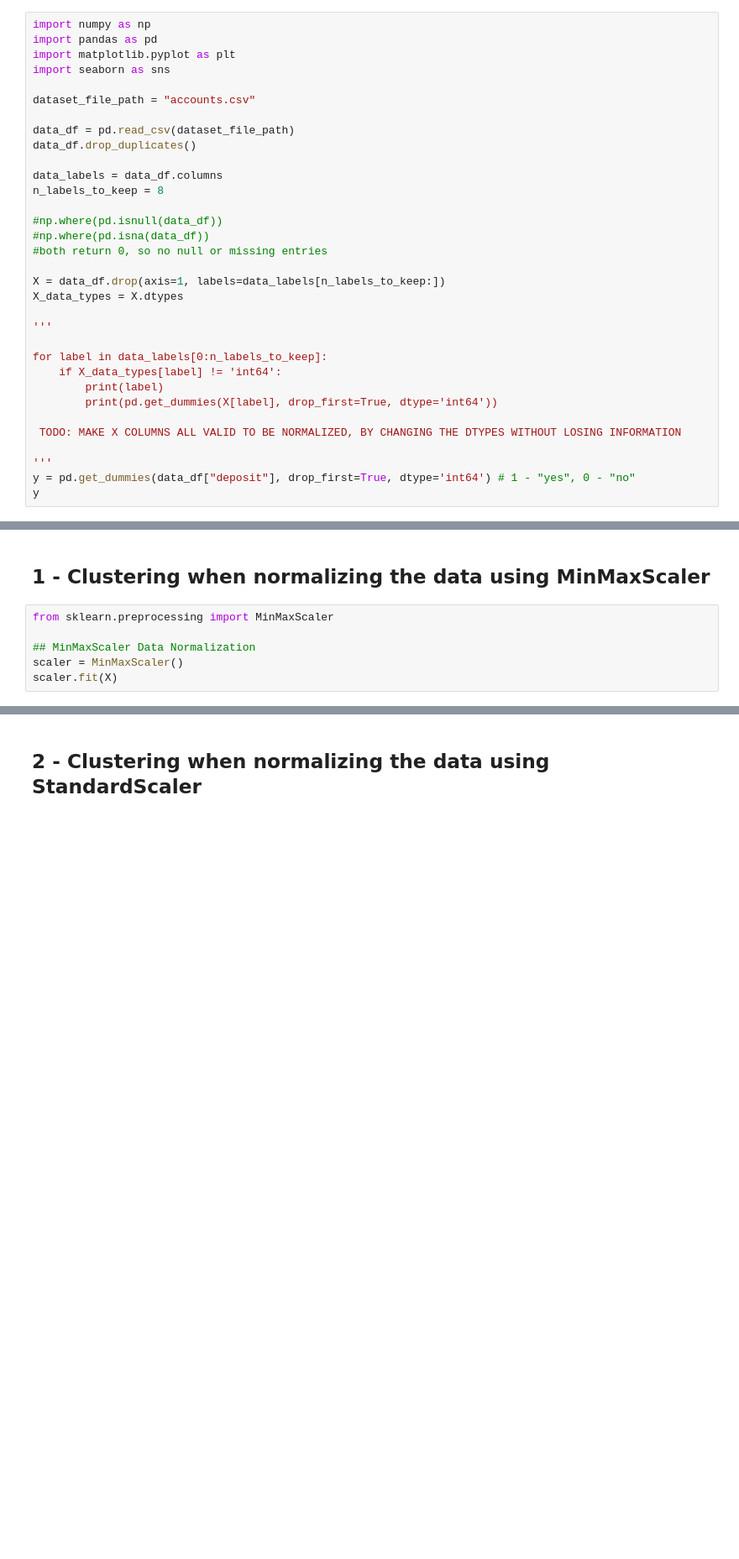
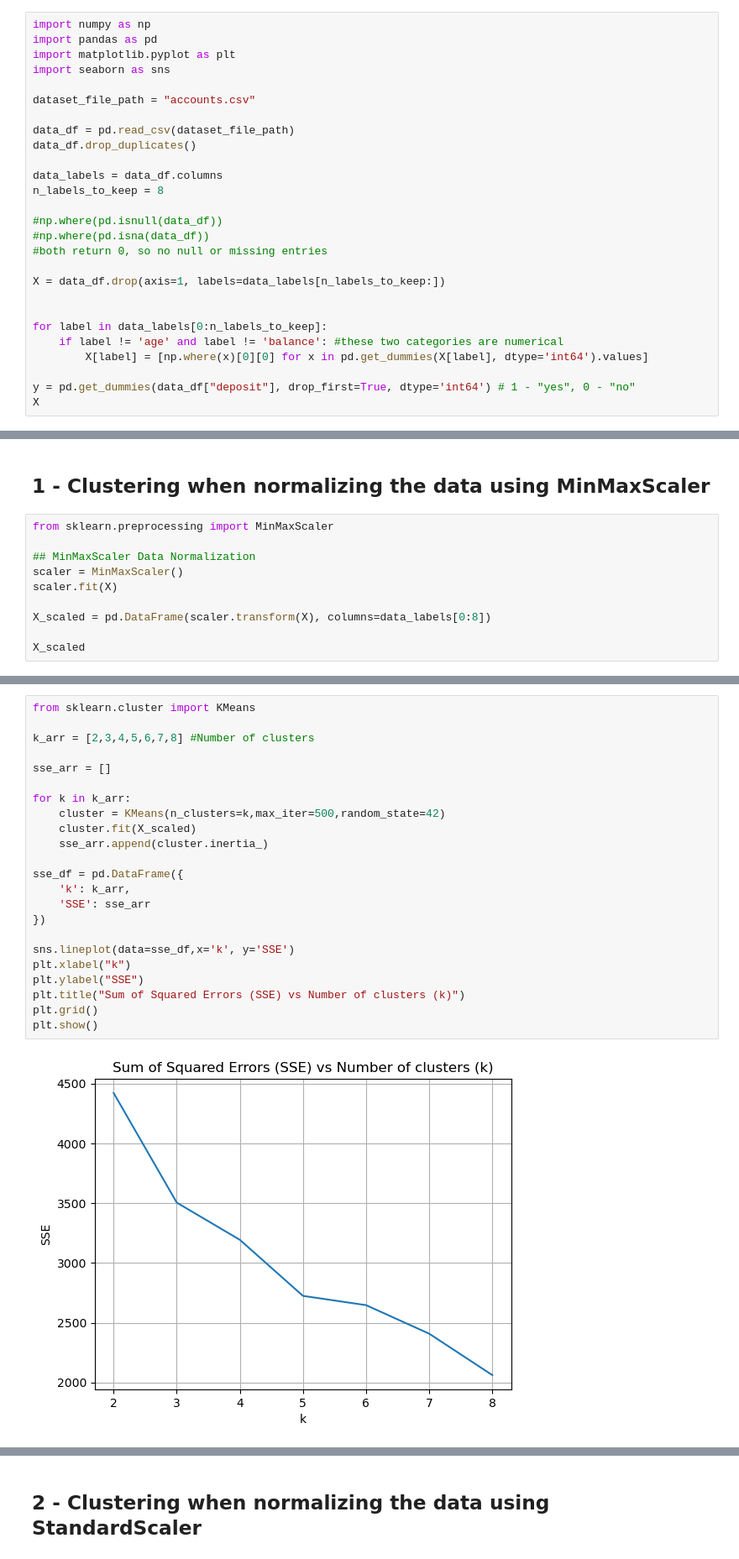
Before and after one commit to jppf22/HW4_Machine_Learning, a Jupyter notebook: code.ipynb, the cells around one changed output, grey strips where cells are left out. Shown at 84% size. Saved outputs shown, nothing was run; the diff lists cells and outputs as text; blank space fills up the shorter version.

```diff
--- a/code.ipynb
+++ b/code.ipynb
@@ -23,18 +23,12 @@ n_labels_to_keep = 8
 #both return 0, so no null or missing entries
 
 X = data_df.drop(axis=1, labels=data_labels[n_labels_to_keep:])
-X_data_types = X.dtypes
 
-'''
 
 for label in data_labels[0:n_labels_to_keep]:
-    if X_data_types[label] != 'int64':
-        print(label)
-        print(pd.get_dummies(X[label], drop_first=True, dtype='int64'))
+    if label != 'age' and label != 'balance': #these two categories are numerical
+        X[label] = [np.where(x)[0][0] for x in pd.get_dummies(X[label], dtype='int64').values]
 
- TODO: MAKE X COLUMNS ALL VALID TO BE NORMALIZED, BY CHANGING THE DTYPES WITHOUT LOSING INFORMATION
-
-'''
 y = pd.get_dummies(data_df["deposit"], drop_first=True, dtype='int64') # 1 - "yes", 0 - "no"
-y
+X
 # %% [output]
@@ -76,4 +53,8 @@ from sklearn.preprocessing import MinMaxScaler
 ## MinMaxScaler Data Normalization
 scaler = MinMaxScaler()
 scaler.fit(X)
+
+X_scaled = pd.DataFrame(scaler.transform(X), columns=data_labels[0:8])
+
+X_scaled
 # %% [output]
@@ -80,0 +76,25 @@ ValueError: could not convert string to float: 'admin.'
+# %%
+from sklearn.cluster import KMeans
+
+k_arr = [2,3,4,5,6,7,8] #Number of clusters
+
+sse_arr = []
+
+for k in k_arr:
+    cluster = KMeans(n_clusters=k,max_iter=500,random_state=42)
+    cluster.fit(X_scaled)
+    sse_arr.append(cluster.inertia_)
+
+sse_df = pd.DataFrame({
+    'k': k_arr,
+    'SSE': sse_arr
+})
+
+sns.lineplot(data=sse_df,x='k', y='SSE')
+plt.xlabel("k")
+plt.ylabel("SSE")
+plt.title("Sum of Squared Errors (SSE) vs Number of clusters (k)")
+plt.grid()
+plt.show()
+# %% [output]
+[figure, added]
```
Also changed, not shown: parts of 15 cells of this notebook.
